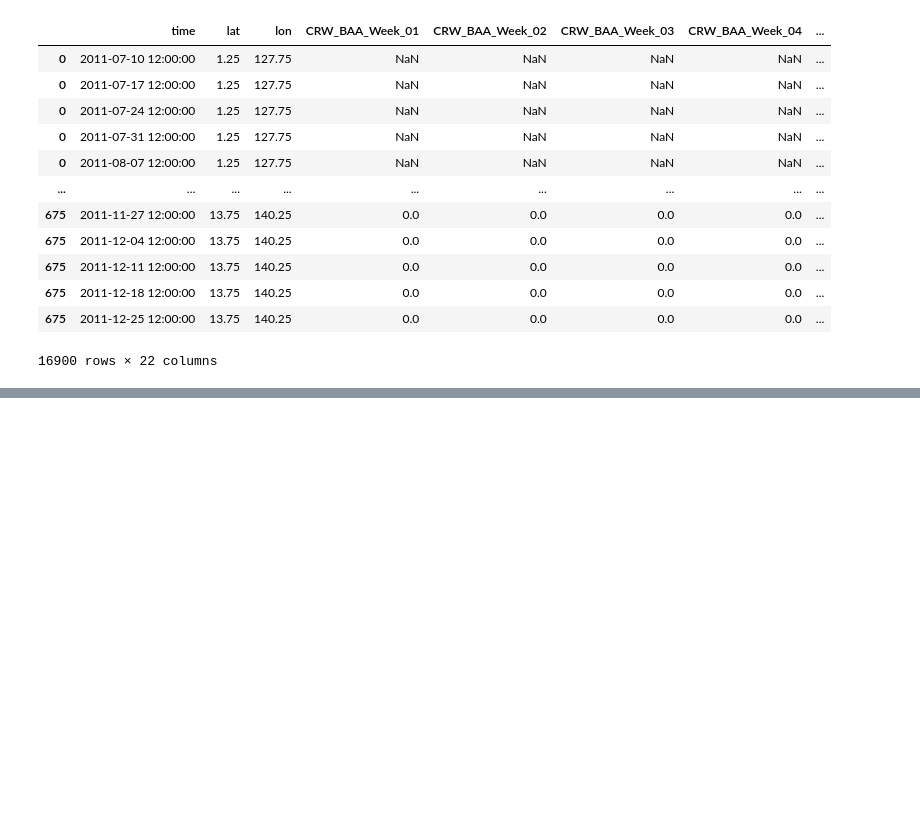
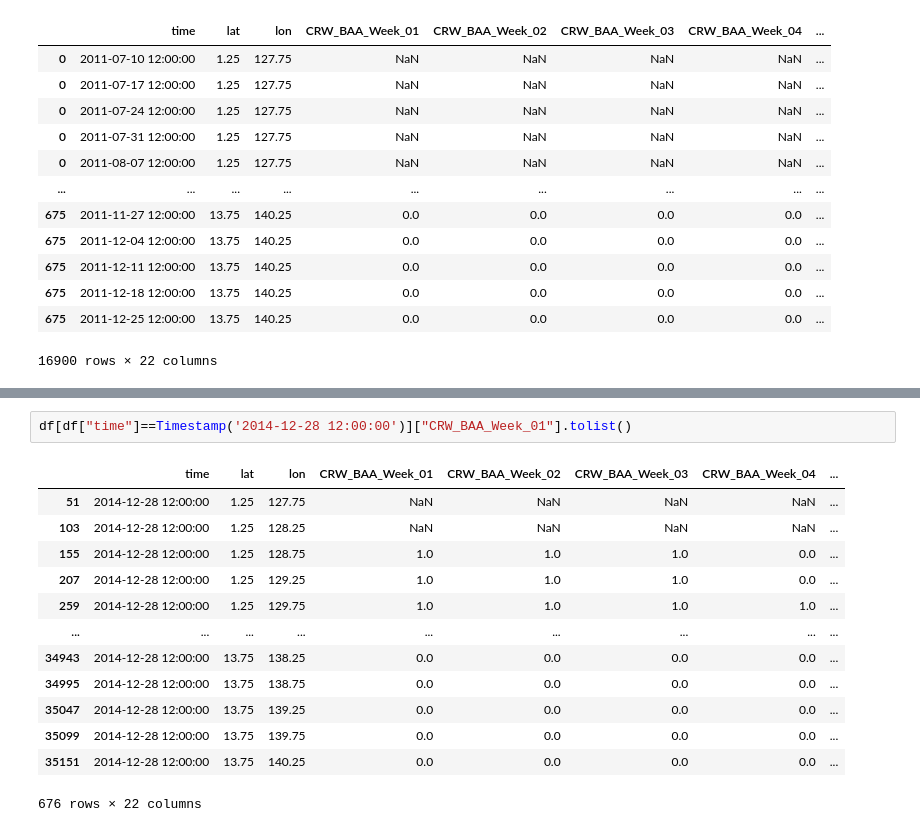
Before and after one commit to onejaelee/Palau-Graphics, a Jupyter notebook: CFS-CRW/crwOutlook.ipynb, the cells around one changed output, grey strips where cells are left out. Drawn from its saved outputs; the diff is of its cells as text; blank space fills up the shorter version.

```diff
--- a/CFS-CRW/crwOutlook.ipynb
+++ b/CFS-CRW/crwOutlook.ipynb
@@ -857,0 +1125,16 @@ outlook_df
+# %%
+df[df["time"]==Timestamp('2014-12-28 12:00:00')]["CRW_BAA_Week_01"].tolist()
+# %% [output]
+|  | time | lat | lon | CRW_BAA_Week_01 | CRW_BAA_Week_02 | CRW_BAA_Week_03 | CRW_BAA_Week_04 | ... |
+| 51 | 2014-12-28 12:00:00 | 1.25 | 127.75 | NaN | NaN | NaN | NaN | ... |
+| 103 | 2014-12-28 12:00:00 | 1.25 | 128.25 | NaN | NaN | NaN | NaN | ... |
+| 155 | 2014-12-28 12:00:00 | 1.25 | 128.75 | 1.0 | 1.0 | 1.0 | 0.0 | ... |
+| 207 | 2014-12-28 12:00:00 | 1.25 | 129.25 | 1.0 | 1.0 | 1.0 | 0.0 | ... |
+| 259 | 2014-12-28 12:00:00 | 1.25 | 129.75 | 1.0 | 1.0 | 1.0 | 1.0 | ... |
+| ... | ... | ... | ... | ... | ... | ... | ... | ... |
+| 34943 | 2014-12-28 12:00:00 | 13.75 | 138.25 | 0.0 | 0.0 | 0.0 | 0.0 | ... |
+| 34995 | 2014-12-28 12:00:00 | 13.75 | 138.75 | 0.0 | 0.0 | 0.0 | 0.0 | ... |
+| 35047 | 2014-12-28 12:00:00 | 13.75 | 139.25 | 0.0 | 0.0 | 0.0 | 0.0 | ... |
+| 35099 | 2014-12-28 12:00:00 | 13.75 | 139.75 | 0.0 | 0.0 | 0.0 | 0.0 | ... |
+| 35151 | 2014-12-28 12:00:00 | 13.75 | 140.25 | 0.0 | 0.0 | 0.0 | 0.0 | ... |
+676 rows × 22 columns
```
Also changed, not shown: parts of 30 cells of this notebook, 1 other file.
